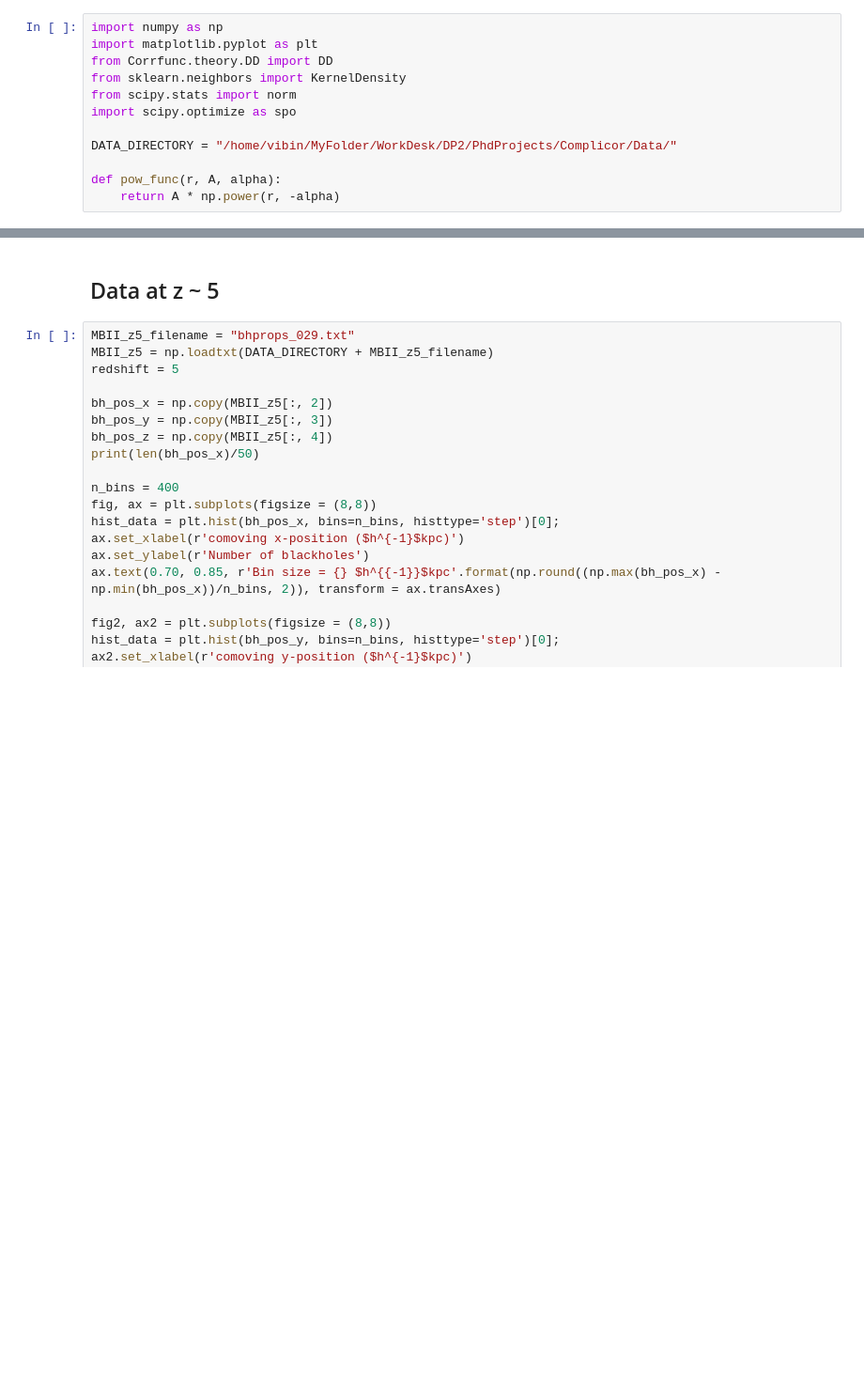
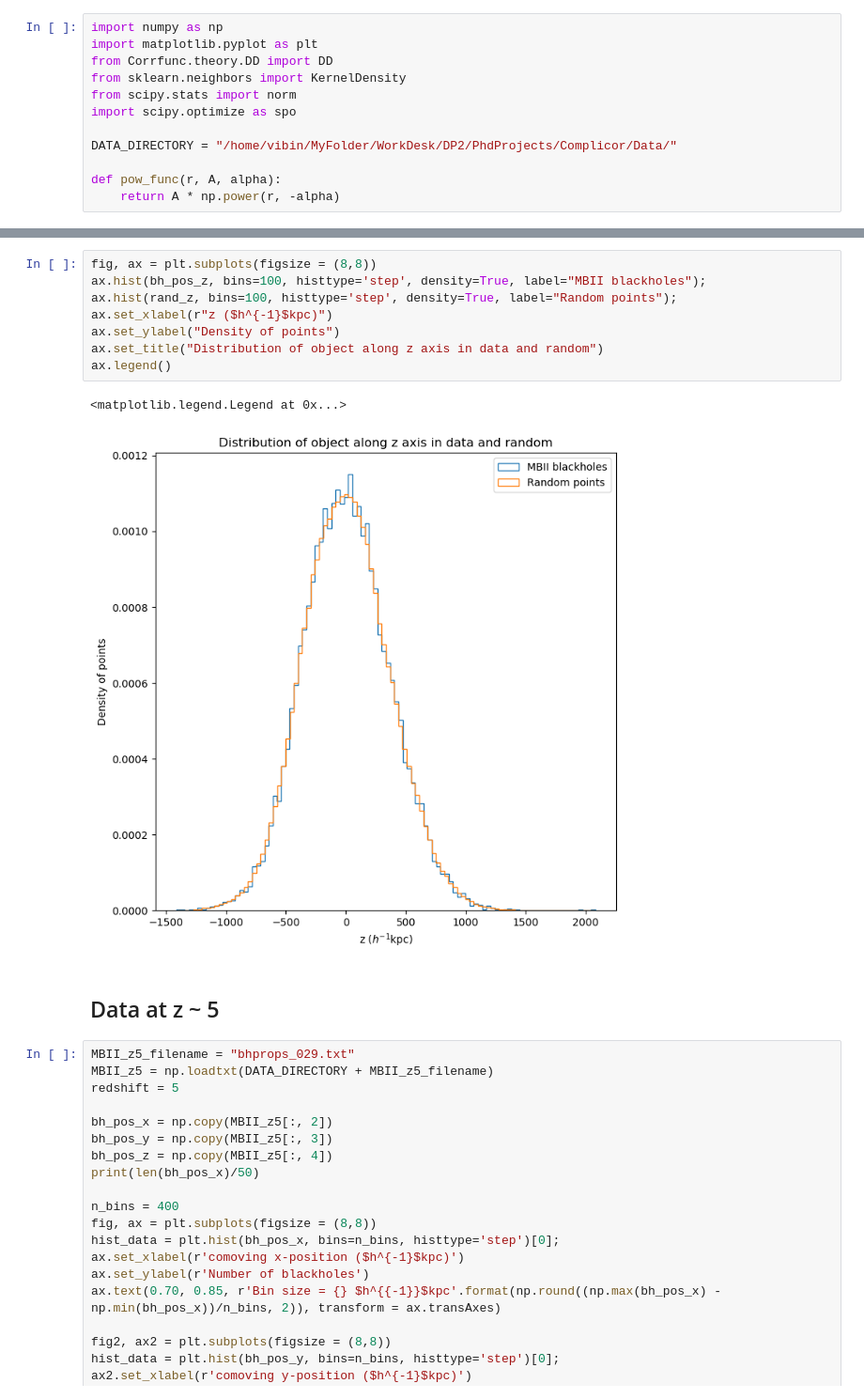
Before and after one commit to VibinRam/DP2, a Jupyter notebook: Codes/Clustering_simulation/MBIIdatacorr.ipynb, the cells around one changed output, grey strips where cells are left out. Shown at 94% size. Cells and saved outputs as stored; diff of their text form; blank space fills up the shorter version.

```diff
--- a/Codes/Clustering_simulation/MBIIdatacorr.ipynb
+++ b/Codes/Clustering_simulation/MBIIdatacorr.ipynb
@@ -116,3 +121,14 @@ _2pcf_fit_alpha
+# %%
+fig, ax = plt.subplots(figsize = (8,8))
+ax.hist(bh_pos_z, bins=100, histtype='step', density=True, label="MBII blackholes");
+ax.hist(rand_z, bins=100, histtype='step', density=True, label="Random points");
+ax.set_xlabel(r"z ($h^{-1}$kpc)")
+ax.set_ylabel("Density of points")
+ax.set_title("Distribution of object along z axis in data and random")
+ax.legend()
+# %% [output]
+<matplotlib.legend.Legend at 0x...>
+[figure, added]
 # %% [markdown]
 ## Data at z ~ 5
 # %%
```
Also changed, not shown: parts of 3 cells of this notebook.
